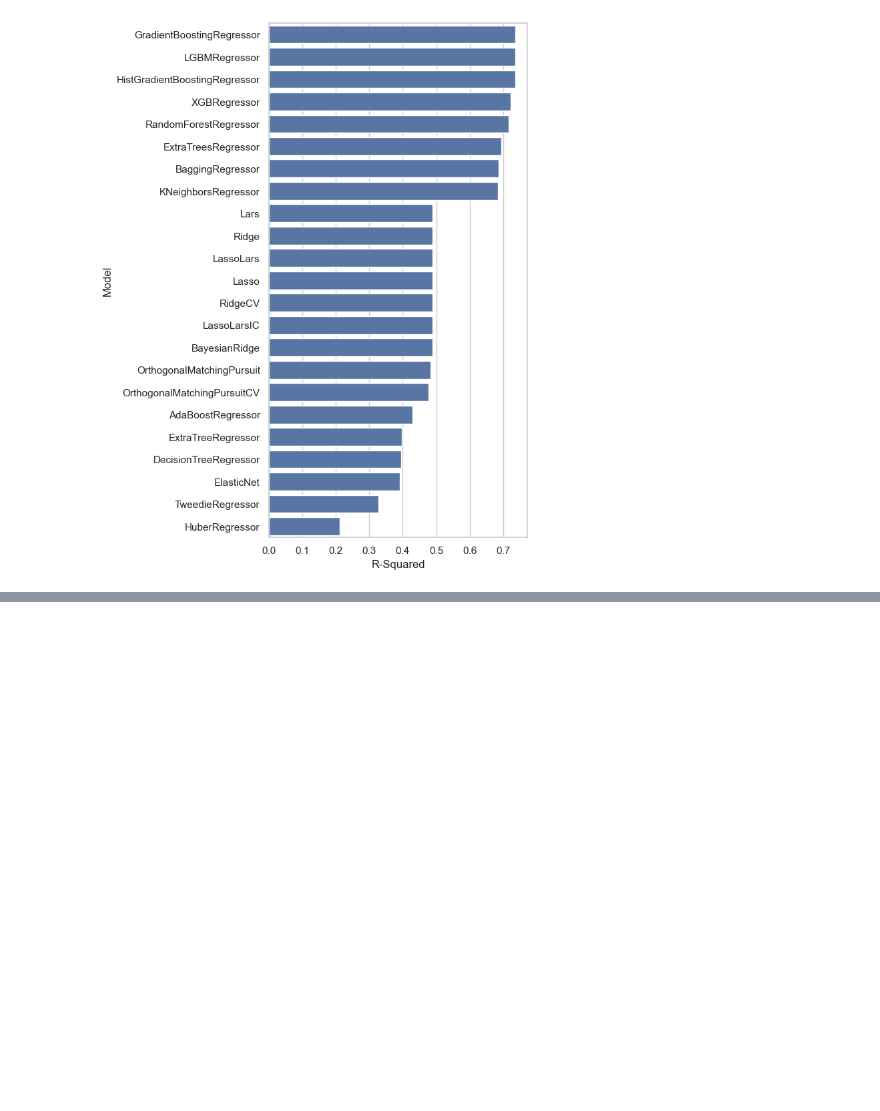
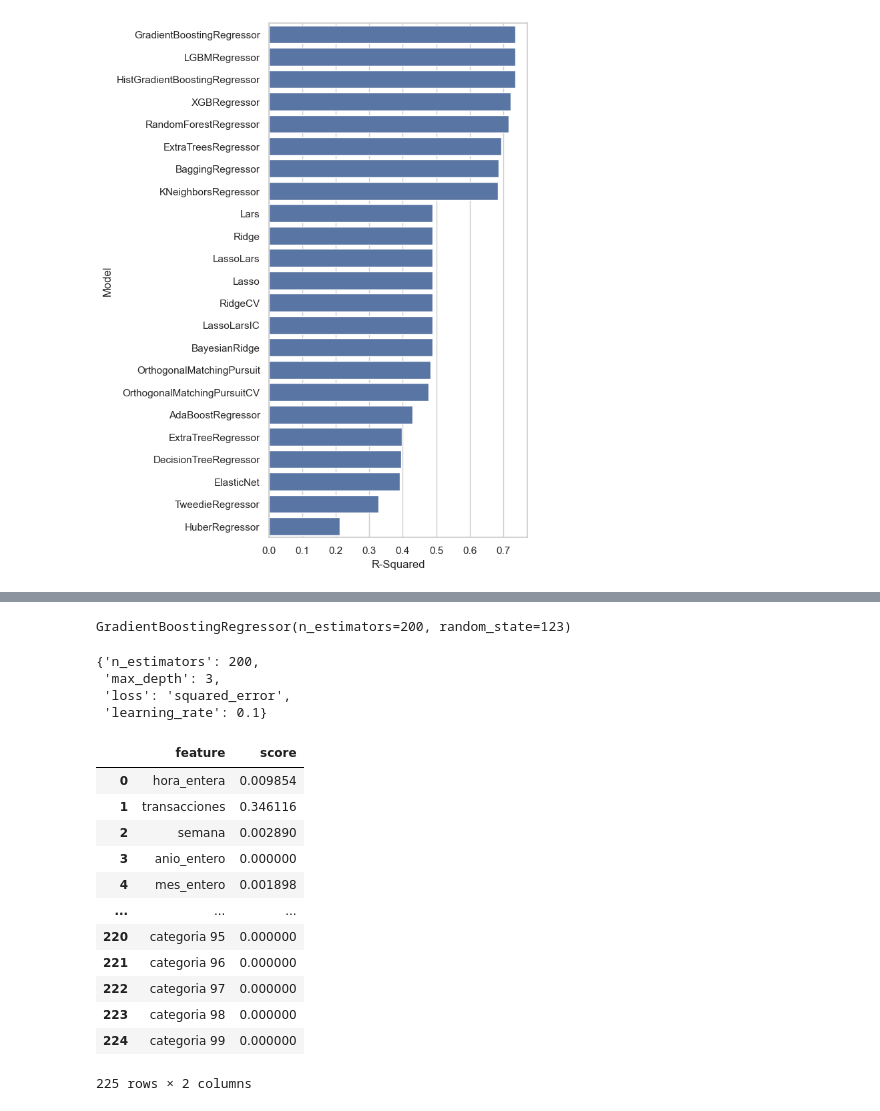
Before and after one commit to Porras53/Proyecto-Ciencia-de-datos-202320, a Jupyter notebook: Proyecto OPAIN.ipynb, the cells around one changed output, grey strips where cells are left out. Cells and saved outputs as stored; diff of their text form; code cells hidden in the pictures; blank space fills up the shorter version.

```diff
--- a/Proyecto OPAIN.ipynb
+++ b/Proyecto OPAIN.ipynb
@@ -1224,6 +1229,12 @@ import numpy as np
 
 X = dataframe_unificado_final.drop(columns=['ventas','muelle','fecha_de_venta','mes_string','tienda','marca','descripcion','objeto1','objeto2','objeto3','objeto4','objeto5','tipo_de_tienda'])
 y = dataframe_unificado_final['ventas']
+X['transacciones'].fillna(0, inplace=True)
+
+drop_cols = X.isna().sum().to_frame()
+drop_cols =drop_cols.loc[drop_cols[0] > 0]
+X = X.drop(columns=drop_cols.index.array)
+X.isna().sum().to_frame()
 
 X_train = X[X['anio_entero']==2022]
 X_test = X[X['anio_entero']==2023]
@@ -1274,0 +1323,29 @@ ax = sns.barplot(y=predictions.index[:-15], x="R-Squared", data=predictions[:-15
+# %%
+best_model = random_search.best_estimator_
+best_model
+# %% [output]
+GradientBoostingRegressor(n_estimators=200, random_state=123)
+# %%
+random_search.best_params_
+# %% [output]
+{'n_estimators': 200,
+ 'max_depth': 3,
+ 'loss': 'squared_error',
+ 'learning_rate': 0.1}
+# %%
+importances =pd.DataFrame({'feature': X_train.columns.array, 'score': best_model.feature_importances_})
+importances
+# %% [output]
+|  | feature | score |
+| 0 | hora_entera | 0.009854 |
+| 1 | transacciones | 0.346116 |
+| 2 | semana | 0.002890 |
+| 3 | anio_entero | 0.000000 |
+| 4 | mes_entero | 0.001898 |
+| ... | ... | ... |
+| 220 | categoria 95 | 0.000000 |
+| 221 | categoria 96 | 0.000000 |
+| 222 | categoria 97 | 0.000000 |
+| 223 | categoria 98 | 0.000000 |
+| 224 | categoria 99 | 0.000000 |
+225 rows × 2 columns
```
Also changed, not shown: parts of 30 cells of this notebook.
